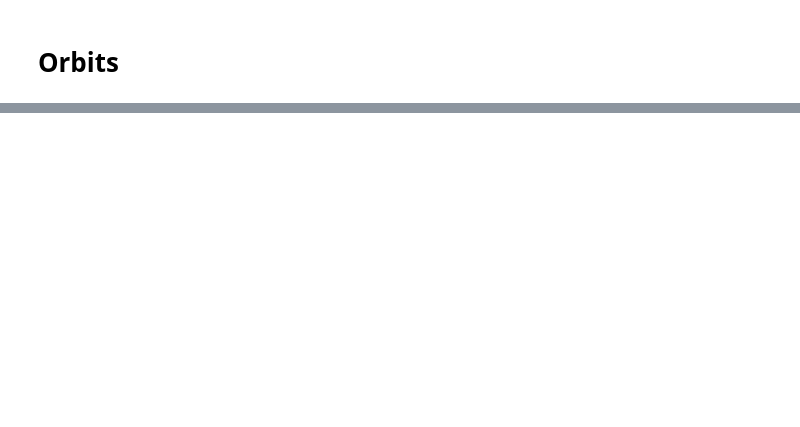
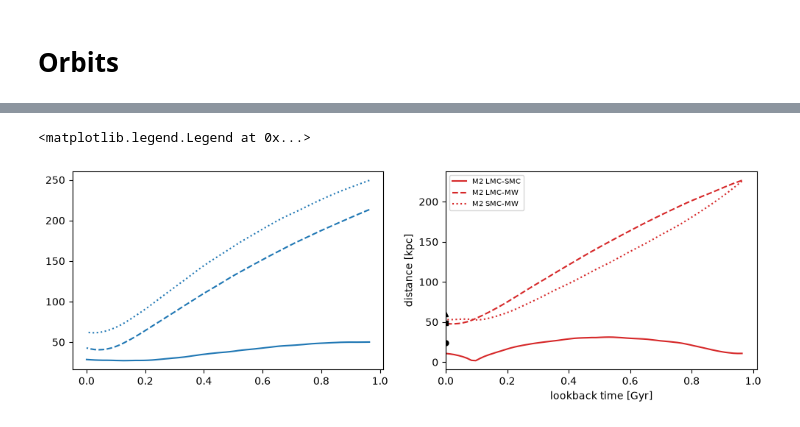
Before and after one commit to ZevVladimir/lmcsmcmw, a Jupyter notebook: notebooks/b12_SF_review.ipynb, the cells around one changed output, grey strips where cells are left out. Cells and saved outputs as stored; diff of their text form; code cells hidden in the pictures; blank space fills up the shorter version.

Commit message:
orbit plots made

```diff
--- a/notebooks/b12_SF_review.ipynb
+++ b/notebooks/b12_SF_review.ipynb
@@ -54,22 +63,26 @@ for model in (2, 1):
 # %%
 COLOR= {1: "C0", 2: "C3"}
-MODELS = (2,)
+MODELS = (1, 2)
 
-fig, ax = plt.subplots(figsize=(6, 3.5))
-for model in MODELS:
+fig, axes = plt.subplots(1, len(MODELS), figsize=(12, 3.5))
+for i, model in enumerate(MODELS):
+    ax = axes[i]
     o, t_now = load_orbits(model)
     lmc, smc = o["lmc"], o["smc"]
     lb = t_now - lmc["t_gyr"]
     keep = lb >= -1e-9 # only keep up to present day
     c = COLOR[model]
     ax.plot(lb[keep], np.linalg.norm(lmc["pos_kpc"] - smc["pos_kpc"], axis=1)[keep], c=c, label=f"M{model} LMC-SMC")
     ax.plot(lb[keep], np.linalg.norm(lmc["pos_kpc"], axis=1)[keep], c=c, ls="--", label=f"M{model} LMC-MW")
     ax.plot(lb[keep], np.linalg.norm(smc["pos_kpc"], axis=1)[keep], c=c, ls=":", label=f"M{model} SMC-MW")
 
 # Add in the present day location from Patel+2020 at lookback=0
 L, S = np.asarray(patel2020.LMC_CENTER), np.asarray(patel2020.SMC_CENTER)
 for d, mk in ((np.linalg.norm(L - S), "o"), (np.linalg.norm(L), "s"), (np.linalg.norm(S), "^")):
     ax.plot(0, d, mk, c="k", ms=5)
 ax.set(xlabel="lookback time [Gyr]", ylabel="distance [kpc]", xlim=(0, None))
 ax.legend(fontsize=7)
-ax.invert_xaxis()
+# ax.invert_xaxis()
+# %% [output]
+<matplotlib.legend.Legend at 0x...>
+[figure, added]
```
Also changed, not shown: parts of 3 cells of this notebook.
